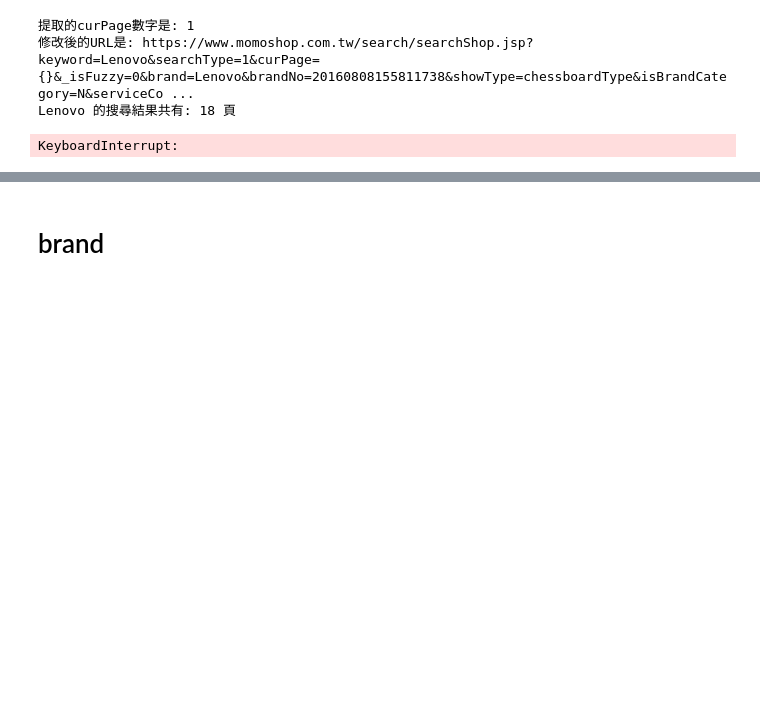
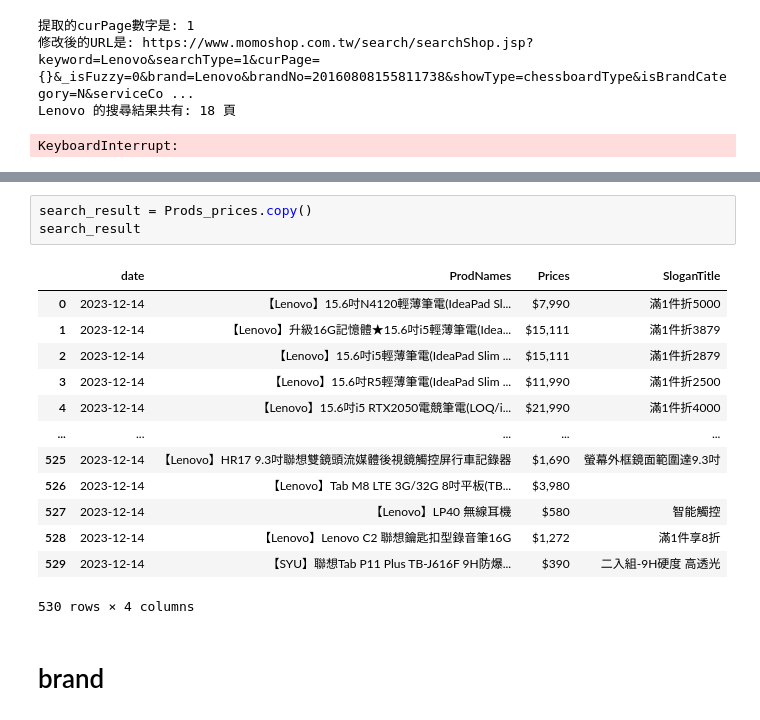
Before and after one commit to BYC781/asuscode, a Jupyter notebook: momo/momo_present.ipynb, the cells around one changed output, grey strips where cells are left out. Drawn from its saved outputs; the diff is of its cells as text; blank space fills up the shorter version.

```diff
--- a/momo/momo_present.ipynb
+++ b/momo/momo_present.ipynb
@@ -111,3 +111,20 @@ Prods_prices
+# %%
+search_result = Prods_prices.copy()
+search_result
+# %% [output]
+|  | date | ProdNames | Prices | SloganTitle |
+| 0 | 2023-12-14 | 【Lenovo】15.6吋N4120輕薄筆電(IdeaPad Sl... | $7,990 | 滿1件折5000 |
+| 1 | 2023-12-14 | 【Lenovo】升級16G記憶體★15.6吋i5輕薄筆電(Idea... | $15,111 | 滿1件折3879 |
+| 2 | 2023-12-14 | 【Lenovo】15.6吋i5輕薄筆電(IdeaPad Slim ... | $15,111 | 滿1件折2879 |
+| 3 | 2023-12-14 | 【Lenovo】15.6吋R5輕薄筆電(IdeaPad Slim ... | $11,990 | 滿1件折2500 |
+| 4 | 2023-12-14 | 【Lenovo】15.6吋i5 RTX2050電競筆電(LOQ/i... | $21,990 | 滿1件折4000 |
+| ... | ... | ... | ... | ... |
+| 525 | 2023-12-14 | 【Lenovo】HR17 9.3吋聯想雙鏡頭流媒體後視鏡觸控屏行車記錄器 | $1,690 | 螢幕外框鏡面範圍達9.3吋 |
+| 526 | 2023-12-14 | 【Lenovo】Tab M8 LTE 3G/32G 8吋平板(TB... | $3,980 |  |
+| 527 | 2023-12-14 | 【Lenovo】LP40 無線耳機 | $580 | 智能觸控 |
+| 528 | 2023-12-14 | 【Lenovo】Lenovo C2 聯想鑰匙扣型錄音筆16G | $1,272 | 滿1件享8折 |
+| 529 | 2023-12-14 | 【SYU】聯想Tab P11 Plus TB-J616F 9H防爆... | $390 | 二入組-9H硬度 高透光 |
+530 rows × 4 columns
 # %% [markdown]
 # brand
 # %%
```
Also changed, not shown: parts of 7 cells of this notebook, 2 other files.
